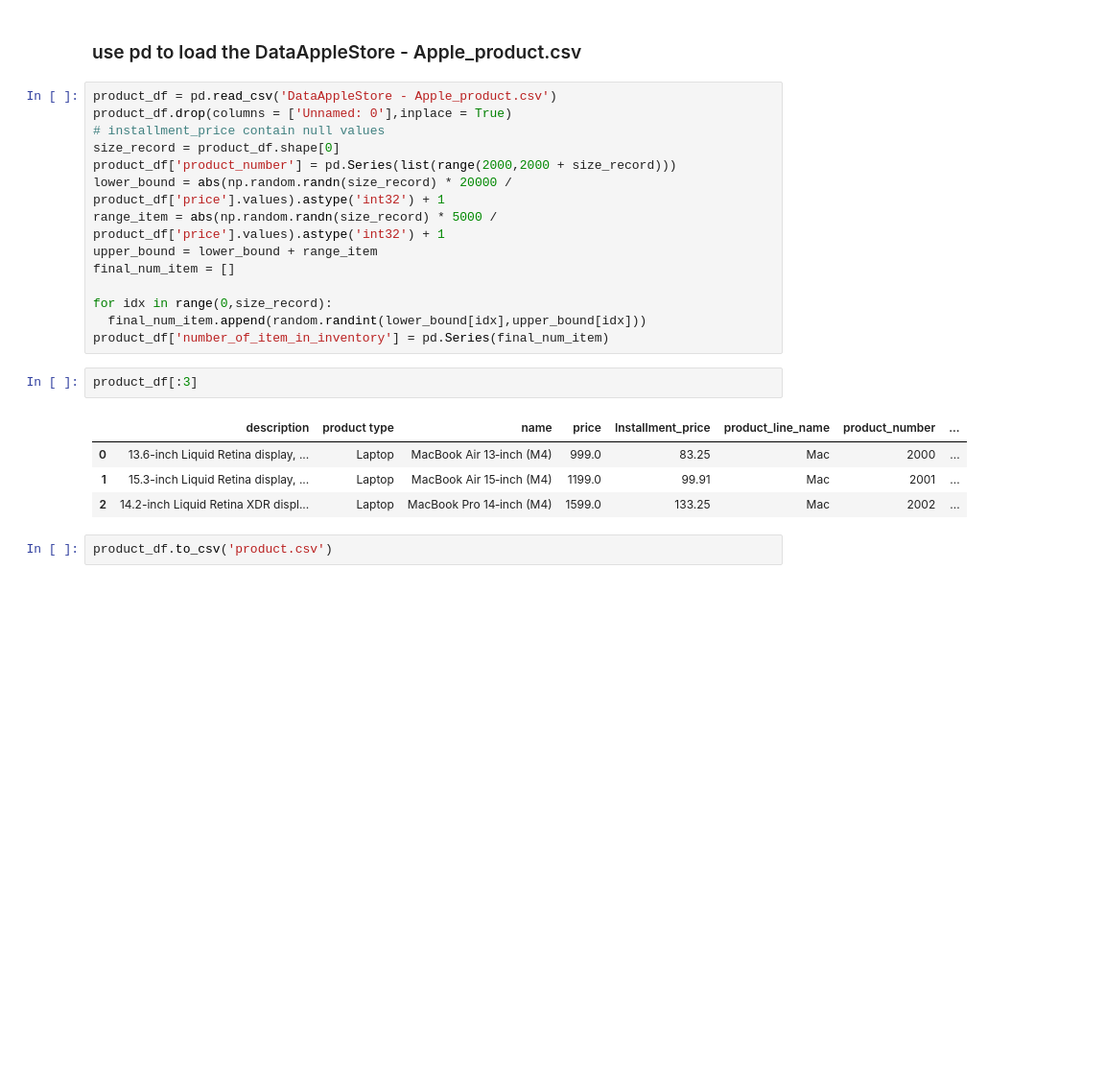
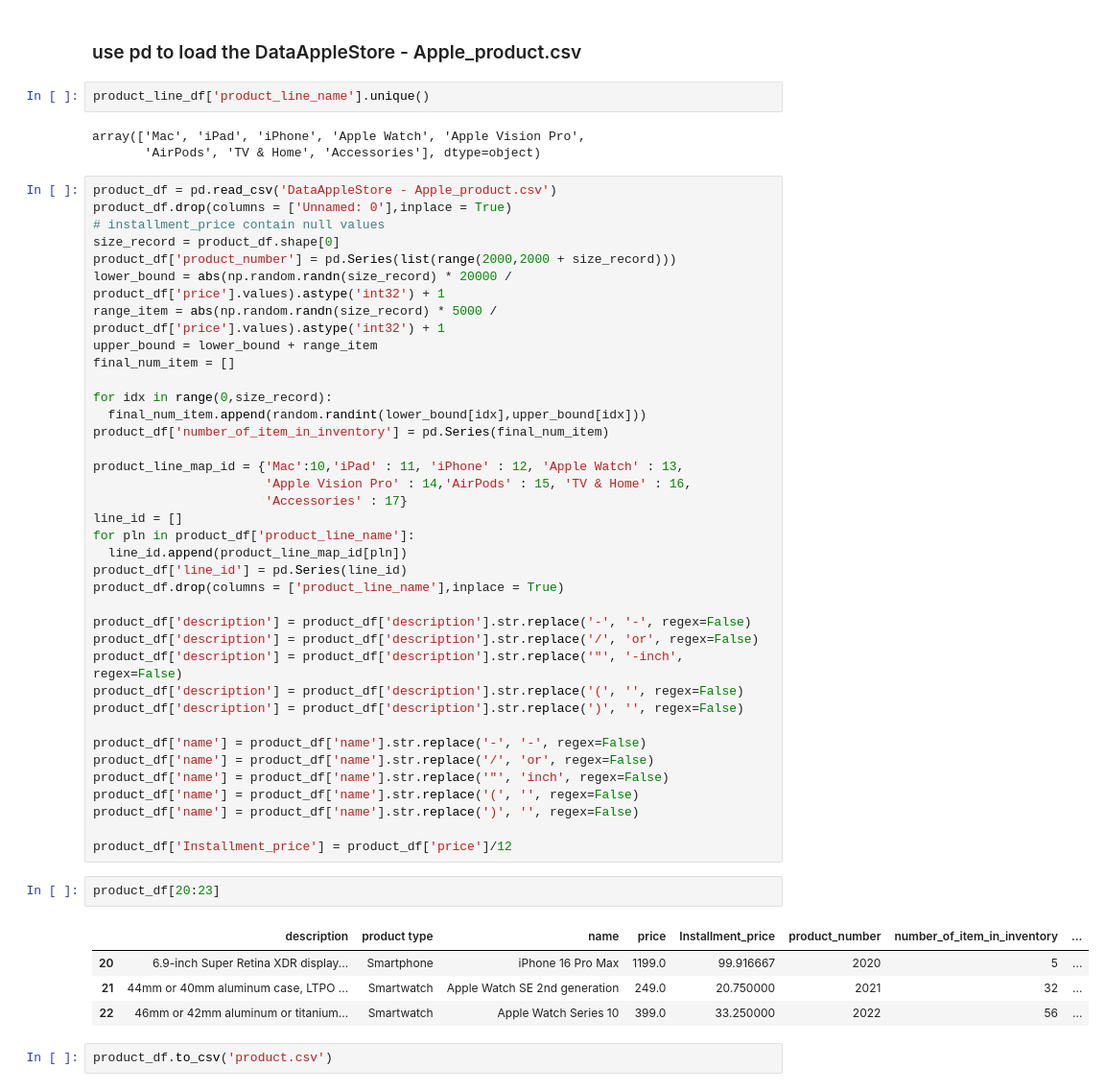
Before and after one commit to MarT1AZ/Apple_DB, a Jupyter notebook: Generating_script/GenData_AppleDB.ipynb, the cells around one changed output. Shown at 96% size. Saved outputs shown, nothing was run; the diff lists cells and outputs as text; blank space fills up the shorter version.

Commit message:
fix gen product - add script to clean data

```diff
--- a/Generating_script/GenData_AppleDB.ipynb
+++ b/Generating_script/GenData_AppleDB.ipynb
@@ -443,6 +446,11 @@ mapping_df.to_csv('is_close_to.csv')
 # Prepare data for product
 # %% [markdown]
 ### use pd to load the DataAppleStore - Apple_product.csv
+# %%
+product_line_df['product_line_name'].unique()
+# %% [output]
+array(['Mac', 'iPad', 'iPhone', 'Apple Watch', 'Apple Vision Pro',
+       'AirPods', 'TV & Home', 'Accessories'], dtype=object)
 # %%
 product_df = pd.read_csv('DataAppleStore - Apple_product.csv')
 product_df.drop(columns = ['Unnamed: 0'],inplace = True)
@@ -457,12 +465,35 @@ final_num_item = []
 for idx in range(0,size_record):
   final_num_item.append(random.randint(lower_bound[idx],upper_bound[idx]))
 product_df['number_of_item_in_inventory'] = pd.Series(final_num_item)
+
+product_line_map_id = {'Mac':10,'iPad' : 11, 'iPhone' : 12, 'Apple Watch' : 13,
+                       'Apple Vision Pro' : 14,'AirPods' : 15, 'TV & Home' : 16,
+                       'Accessories' : 17}
+line_id = []
+for pln in product_df['product_line_name']:
+  line_id.append(product_line_map_id[pln])
+product_df['line_id'] = pd.Series(line_id)
+product_df.drop(columns = ['product_line_name'],inplace = True)
+
+product_df['description'] = product_df['description'].str.replace('‑', '-', regex=False)
+product_df['description'] = product_df['description'].str.replace('/', 'or', regex=False)
+product_df['description'] = product_df['description'].str.replace('"', '-inch', regex=False)
+product_df['description'] = product_df['description'].str.replace('(', '', regex=False)
+product_df['description'] = product_df['description'].str.replace(')', '', regex=False)
+
+product_df['name'] = product_df['name'].str.replace('‑', '-', regex=False)
+product_df['name'] = product_df['name'].str.replace('/', 'or', regex=False)
+product_df['name'] = product_df['name'].str.replace('"', 'inch', regex=False)
+product_df['name'] = product_df['name'].str.replace('(', '', regex=False)
+product_df['name'] = product_df['name'].str.replace(')', '', regex=False)
+
+product_df['Installment_price'] = product_df['price']/12
-# %%
-product_df[:3]
-# %% [output]
-|  | description | product type | name | price | Installment_price | product_line_name | product_number | ... |
-| 0 | 13.6-inch Liquid Retina display, ... | Laptop | MacBook Air 13‑inch (M4) | 999.0 | 83.25 | Mac | 2000 | ... |
-| 1 | 15.3-inch Liquid Retina display, ... | Laptop | MacBook Air 15‑inch (M4) | 1199.0 | 99.91 | Mac | 2001 | ... |
-| 2 | 14.2-inch Liquid Retina XDR displ... | Laptop | MacBook Pro 14‑inch (M4) | 1599.0 | 133.25 | Mac | 2002 | ... |
+# %%
+product_df[20:23]
+# %% [output]
+|  | description | product type | name | price | Installment_price | product_number | number_of_item_in_inventory | ... |
+| 20 | 6.9-inch Super Retina XDR display... | Smartphone | iPhone 16 Pro Max | 1199.0 | 99.916667 | 2020 | 5 | ... |
+| 21 | 44mm or 40mm aluminum case, LTPO ... | Smartwatch | Apple Watch SE 2nd generation | 249.0 | 20.750000 | 2021 | 32 | ... |
+| 22 | 46mm or 42mm aluminum or titanium... | Smartwatch | Apple Watch Series 10 | 399.0 | 33.250000 | 2022 | 56 | ... |
 # %%
 product_df.to_csv('product.csv')
```
Also changed, not shown: parts of 1 cell of this notebook.
